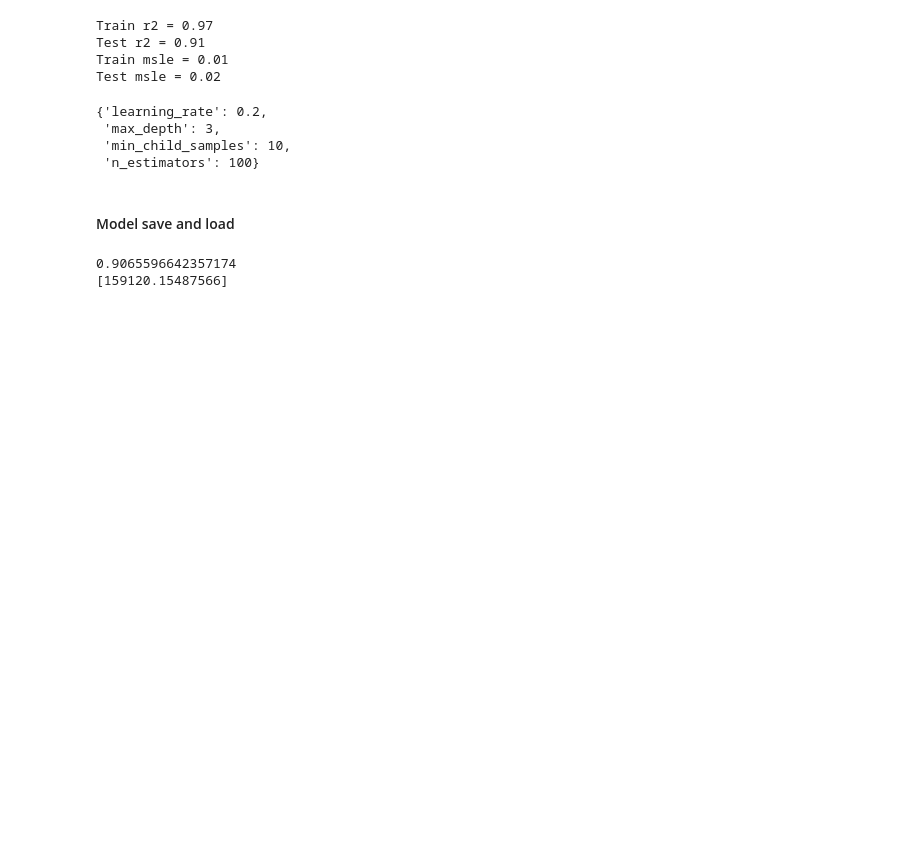
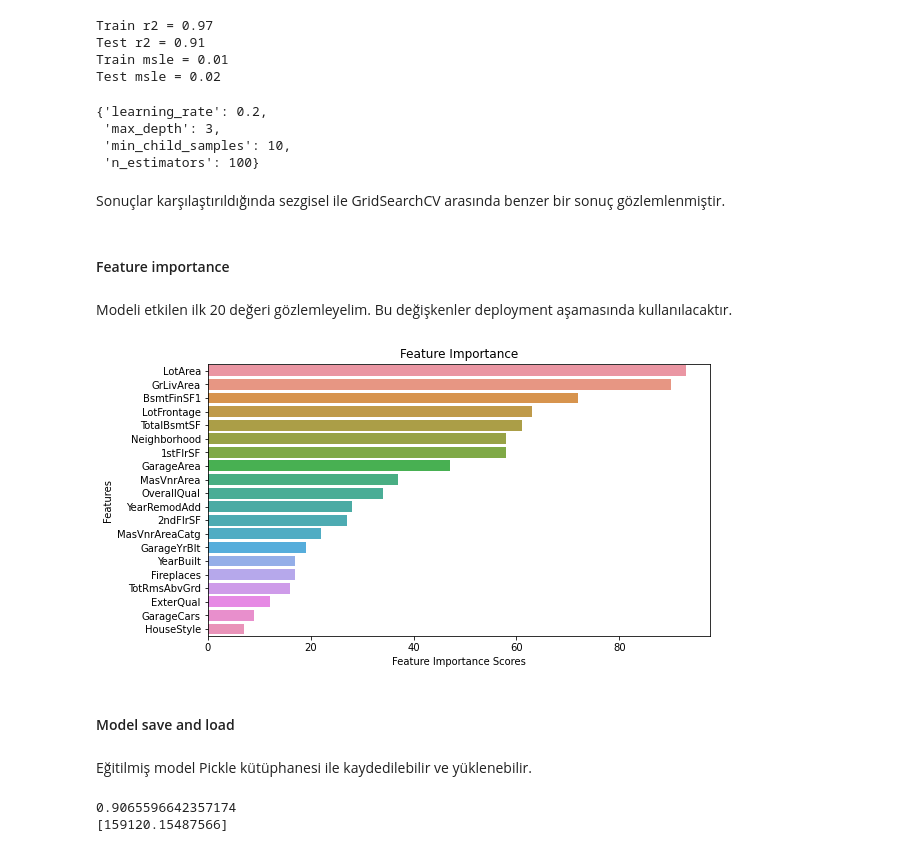
Before and after one commit to uzunb/house-prices-prediction-LGBM, a Jupyter notebook: main.ipynb, the cells around one changed output. Drawn from its saved outputs; the diff is of its cells as text; code cells hidden in the pictures; blank space fills up the shorter version.

```diff
--- a/main.ipynb
+++ b/main.ipynb
@@ -452,8 +387,28 @@ Test msle = 0.02
  'max_depth': 3,
  'min_child_samples': 10,
  'n_estimators': 100}
+# %% [markdown]
+Sonuçlar karşılaştırıldığında sezgisel ile GridSearchCV arasında benzer bir sonuç gözlemlenmiştir.
+# %% [markdown]
+#### Feature importance
+# %% [markdown]
+Modeli etkilen ilk 20 değeri gözlemleyelim. Bu değişkenler deployment aşamasında kullanılacaktır.
+# %%
+#show top 20 feature importance
+import seaborn as sns
+feature_imp = pd.Series(model.feature_importances_,index = x_train.columns).sort_values(ascending=False)[:20]
+plt.figure(figsize=(9,5))
+sns.barplot(x=feature_imp,y=feature_imp.index)
+plt.xlabel("Feature Importance Scores")
+plt.ylabel("Features")
+plt.title("Feature Importance")
+plt.show()
+# %% [output]
+[figure, added]
 # %% [markdown]
 #### Model save and load
+# %% [markdown]
+Eğitilmiş model Pickle kütüphanesi ile kaydedilebilir ve yüklenebilir.
 # %%
 # save the model to disk
 import pickle
```
Also changed, not shown: parts of 40 cells of this notebook.
